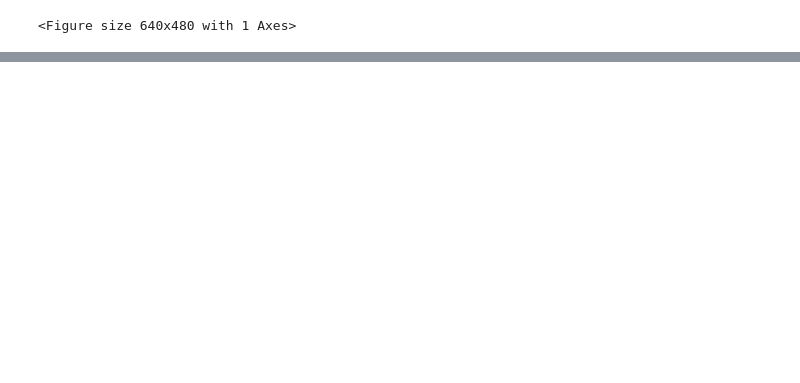
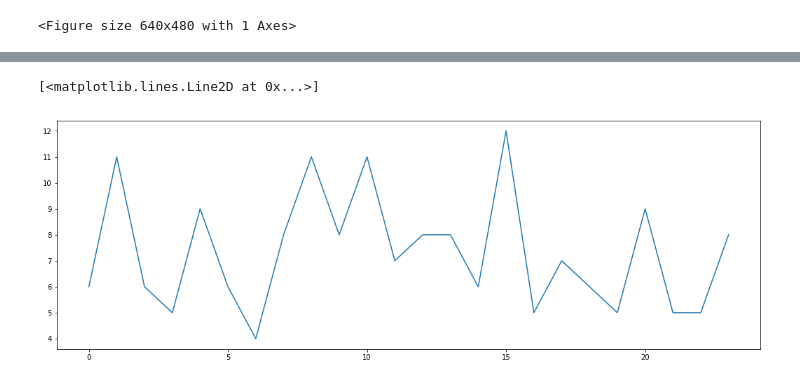
Before and after one commit to chienyuanhung/Project-1---EPL, a Jupyter notebook: Manchester_EPL.ipynb, the cells around one changed output, grey strips where cells are left out. Cells and saved outputs as stored; diff of their text form; code cells hidden in the pictures; blank space fills up the shorter version.

```diff
--- a/Manchester_EPL.ipynb
+++ b/Manchester_EPL.ipynb
@@ -509,0 +530,5 @@ plt.show()
+# %%
+cr_data['Date'] = pd.to_datetime(cr_data['CrimeTS']).dt.normalize()
+#cr_data['Date'] = pd.to_datetime(cr_data['CrimeTS']).dt.date
+cr_data['Time'] = pd.to_datetime(cr_data['CrimeTS']).dt.time
+cr_data['Hour'] = pd.to_datetime(cr_data['CrimeTS']).dt.hour
@@ -509,0 +544,3 @@ plt.show()
+# %%
+cr_data = cr_data[["Date", "Time", "Hour", "Location", "Type", "longitude", "latitude"]]
+cr_data.rename(columns = {"longitude": "Latitude", "latitude": "Longitude"}).head()
@@ -509,0 +554,2 @@ plt.show()
+# %%
+first_game = cr_data.loc[cr_data["Date"] == "2018-08-12"]
@@ -509,0 +577,4 @@ plt.show()
+# %%
+hour = first_game.sort_values(["Hour"])
+group_by_hour = hour.groupby(["Hour"])["Time"].count()
+group_by_hour
@@ -509,0 +602,8 @@ plt.show()
+# %%
+fig = plt.figure()
+fig.set_size_inches((18, 6))
+
+plt.plot(group_by_hour)
+# %% [output]
+[<matplotlib.lines.Line2D at 0x...>]
+[figure, added]
```
Also changed, not shown: parts of 7 cells of this notebook.
